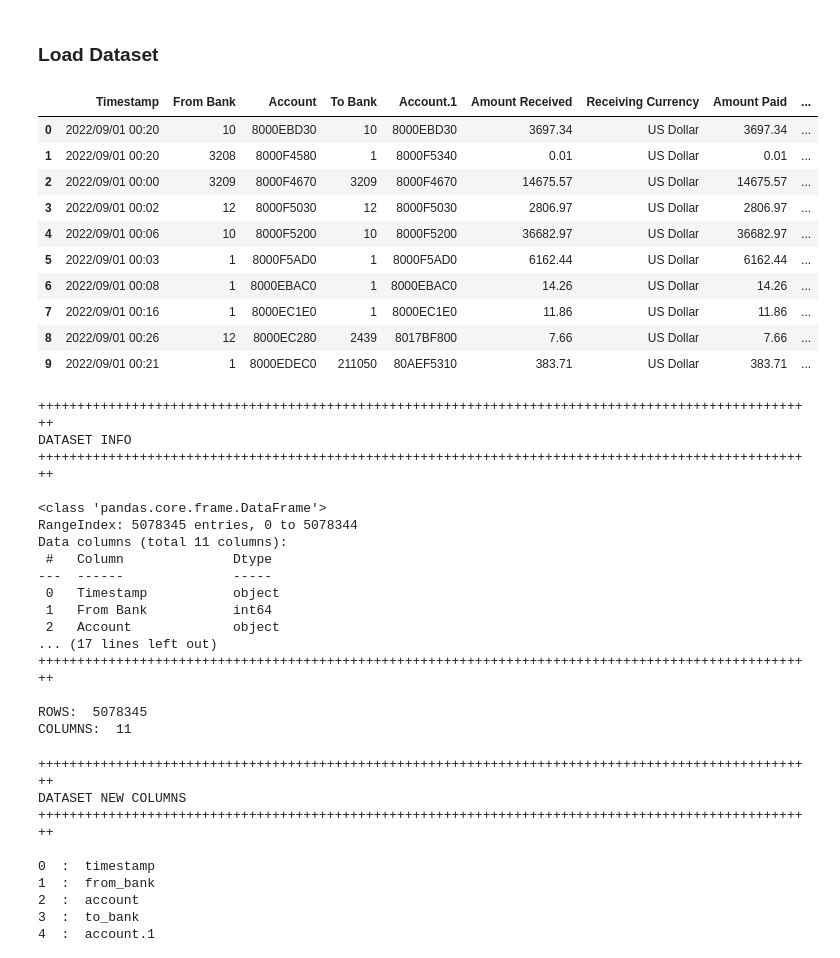
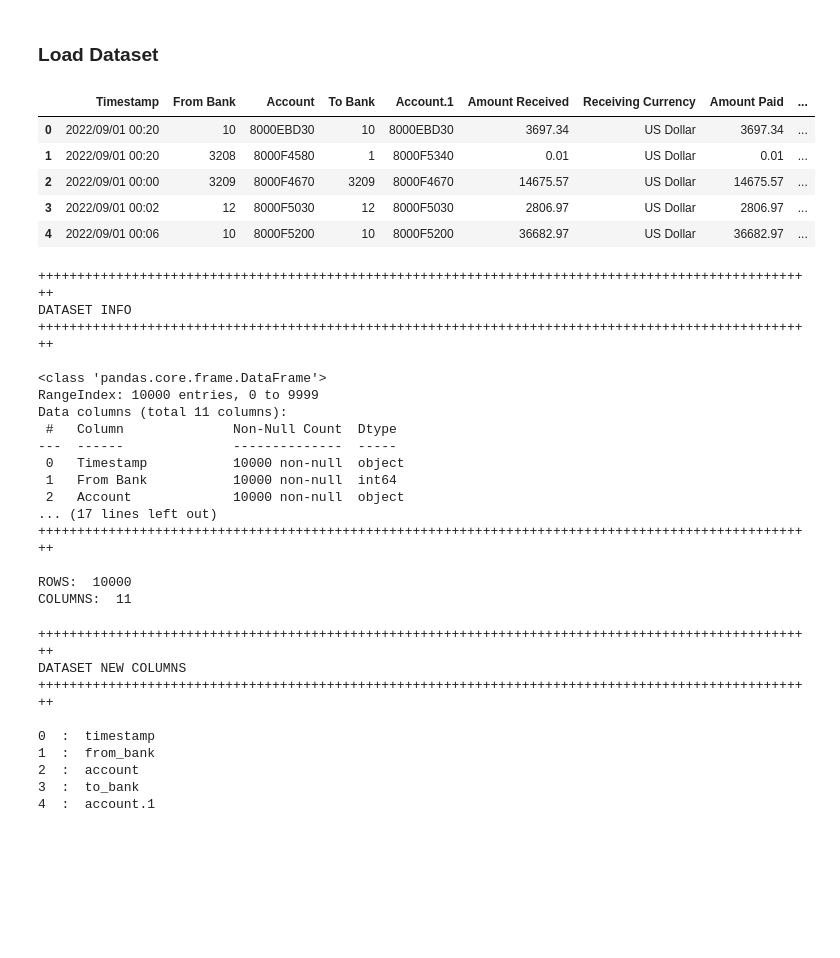
Before and after one commit to votanasrey/Hybrid-Node-Clustering-Approach-for-Graph-Based-Anti-Money-Laundering, a Jupyter notebook: model_dev/logistic_regression.ipynb, the cells around one changed output. Cells and saved outputs as stored; diff of their text form; code cells hidden in the pictures; blank space fills up the shorter version.

```diff
--- a/model_dev/logistic_regression.ipynb
+++ b/model_dev/logistic_regression.ipynb
@@ -34,22 +34,17 @@ warnings.filterwarnings("ignore")
 # %%
 pd.set_option('display.max_columns', None)
 path = './data/hi_small_trxns.csv'
 df = pd.read_csv(path)
 df.head(10)
-#df = df.head(1000)
-#df.head()
+df = df.head(10000)
+df.head()
 # %% [output]
 |  | Timestamp | From Bank | Account | To Bank | Account.1 | Amount Received | Receiving Currency | Amount Paid | ... |
 | 0 | 2022/09/01 00:20 | 10 | 8000EBD30 | 10 | 8000EBD30 | 3697.34 | US Dollar | 3697.34 | ... |
 | 1 | 2022/09/01 00:20 | 3208 | 8000F4580 | 1 | 8000F5340 | 0.01 | US Dollar | 0.01 | ... |
 | 2 | 2022/09/01 00:00 | 3209 | 8000F4670 | 3209 | 8000F4670 | 14675.57 | US Dollar | 14675.57 | ... |
 | 3 | 2022/09/01 00:02 | 12 | 8000F5030 | 12 | 8000F5030 | 2806.97 | US Dollar | 2806.97 | ... |
 | 4 | 2022/09/01 00:06 | 10 | 8000F5200 | 10 | 8000F5200 | 36682.97 | US Dollar | 36682.97 | ... |
-| 5 | 2022/09/01 00:03 | 1 | 8000F5AD0 | 1 | 8000F5AD0 | 6162.44 | US Dollar | 6162.44 | ... |
-| 6 | 2022/09/01 00:08 | 1 | 8000EBAC0 | 1 | 8000EBAC0 | 14.26 | US Dollar | 14.26 | ... |
-| 7 | 2022/09/01 00:16 | 1 | 8000EC1E0 | 1 | 8000EC1E0 | 11.86 | US Dollar | 11.86 | ... |
-| 8 | 2022/09/01 00:26 | 12 | 8000EC280 | 2439 | 8017BF800 | 7.66 | US Dollar | 7.66 | ... |
-| 9 | 2022/09/01 00:21 | 1 | 8000EDEC0 | 211050 | 80AEF5310 | 383.71 | US Dollar | 383.71 | ... |
 # %%
 ###################################################################################################
 # Data Visualization Function - Helpers
@@ -159,17 +154,17 @@ DATASET INFO
 ++++++++++++++++++++++++++++++++++++++++++++++++++++++++++++++++++++++++++++++++++++++++++++++++++++
 
 <class 'pandas.core.frame.DataFrame'>
-RangeIndex: 5078345 entries, 0 to 5078344
+RangeIndex: 10000 entries, 0 to 9999
 Data columns (total 11 columns):
- #   Column              Dtype
----  ------              -----
- 0   Timestamp           object
- 1   From Bank           int64
- 2   Account             object
+ #   Column              Non-Null Count  Dtype
+---  ------              --------------  -----
+ 0   Timestamp           10000 non-null  object
+ 1   From Bank           10000 non-null  int64
+ 2   Account             10000 non-null  object
 ... (17 lines left out)
 ++++++++++++++++++++++++++++++++++++++++++++++++++++++++++++++++++++++++++++++++++++++++++++++++++++
 
-ROWS:  5078345
+ROWS:  10000
 COLUMNS:  11
 # %%
 # rename the columns with lowercase and _ underscore if there is a space
```
Also changed, not shown: parts of 6 cells of this notebook.
